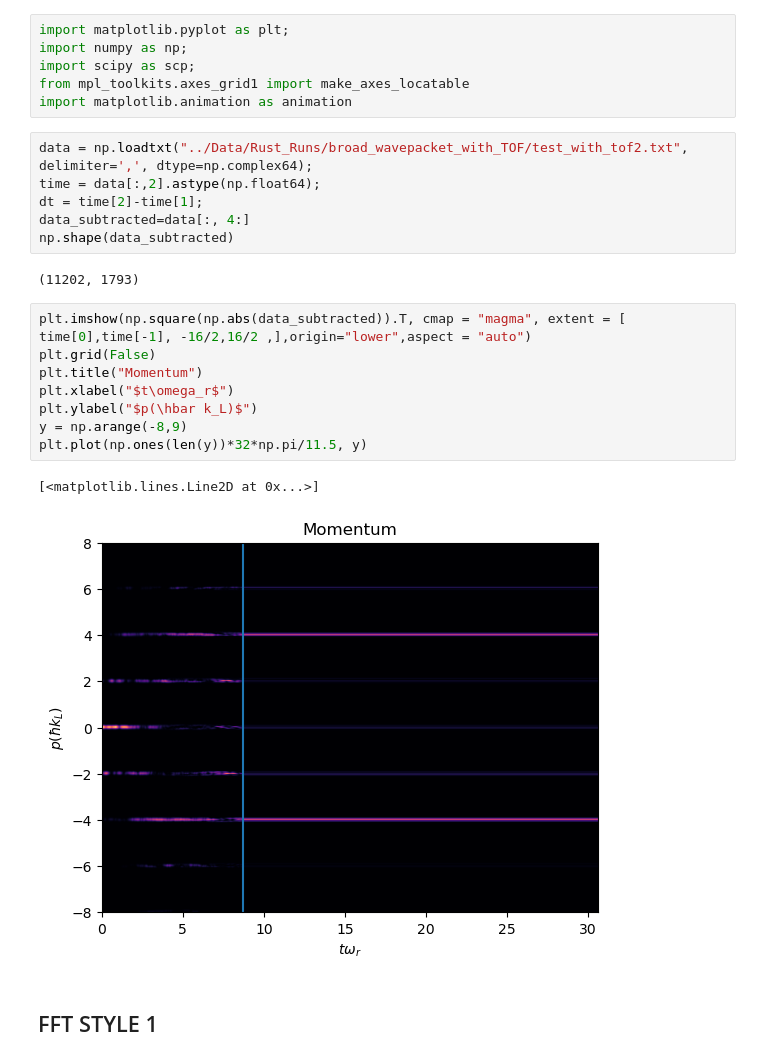
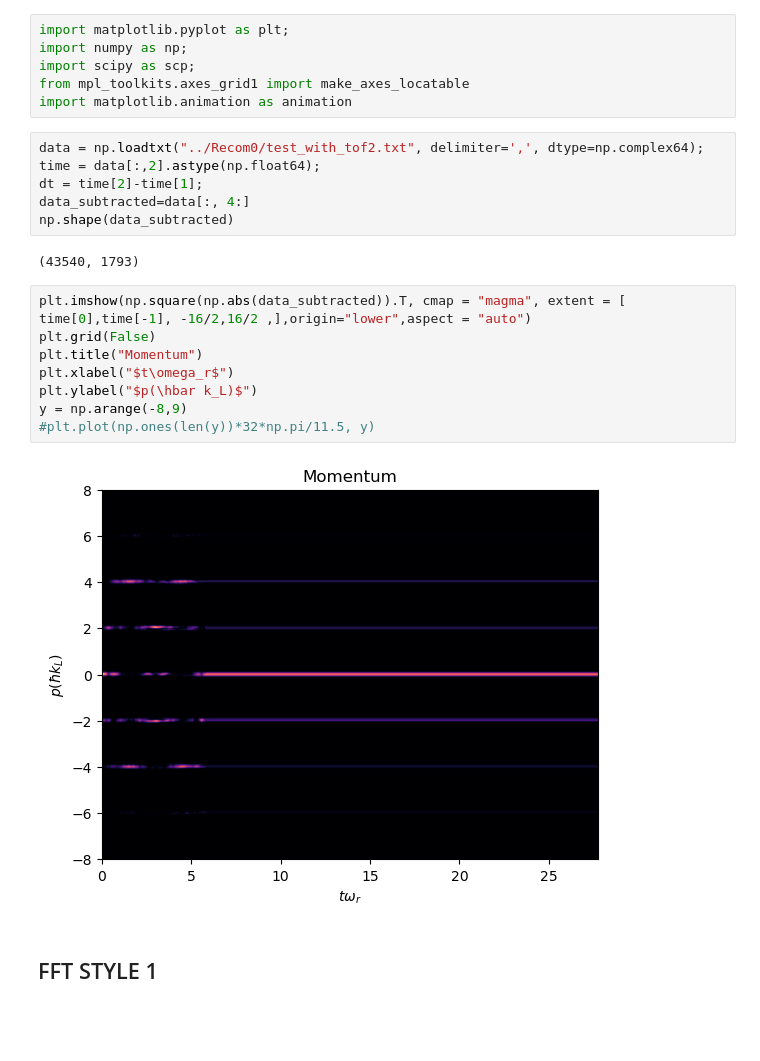
Before and after one commit to rootware/lattice_evolution, a Jupyter notebook: Python/realistic.ipynb, the cells around one changed output. Cells and saved outputs as stored; diff of their text form; blank space fills up the shorter version.

```diff
--- a/Python/realistic.ipynb
+++ b/Python/realistic.ipynb
@@ -5,24 +5,23 @@ import scipy as scp;
 from mpl_toolkits.axes_grid1 import make_axes_locatable
 import matplotlib.animation as animation
 # %%
-data = np.loadtxt("../Data/Rust_Runs/broad_wavepacket_with_TOF/test_with_tof2.txt", delimiter=',', dtype=np.complex64);
+data = np.loadtxt("../Recom0/test_with_tof2.txt", delimiter=',', dtype=np.complex64);
 time = data[:,2].astype(np.float64);
 dt = time[2]-time[1];
 data_subtracted=data[:, 4:]
 np.shape(data_subtracted)
 # %% [output]
-(11202, 1793)
+(43540, 1793)
 # %%
 plt.imshow(np.square(np.abs(data_subtracted)).T, cmap = "magma", extent = [ time[0],time[-1], -16/2,16/2 ,],origin="lower",aspect = "auto")
 plt.grid(False)
 plt.title("Momentum")
 plt.xlabel("$t\omega_r$")
 plt.ylabel("$p(\hbar k_L)$")
 y = np.arange(-8,9)
-plt.plot(np.ones(len(y))*32*np.pi/11.5, y)
+#plt.plot(np.ones(len(y))*32*np.pi/11.5, y)
 # %% [output]
-[<matplotlib.lines.Line2D at 0x...>]
-[figure, old version]
+[figure, new version]
 # %% [markdown]
 ## FFT STYLE 1
 # %%
```
Also changed, not shown: parts of 3 cells of this notebook, 11 other files.
